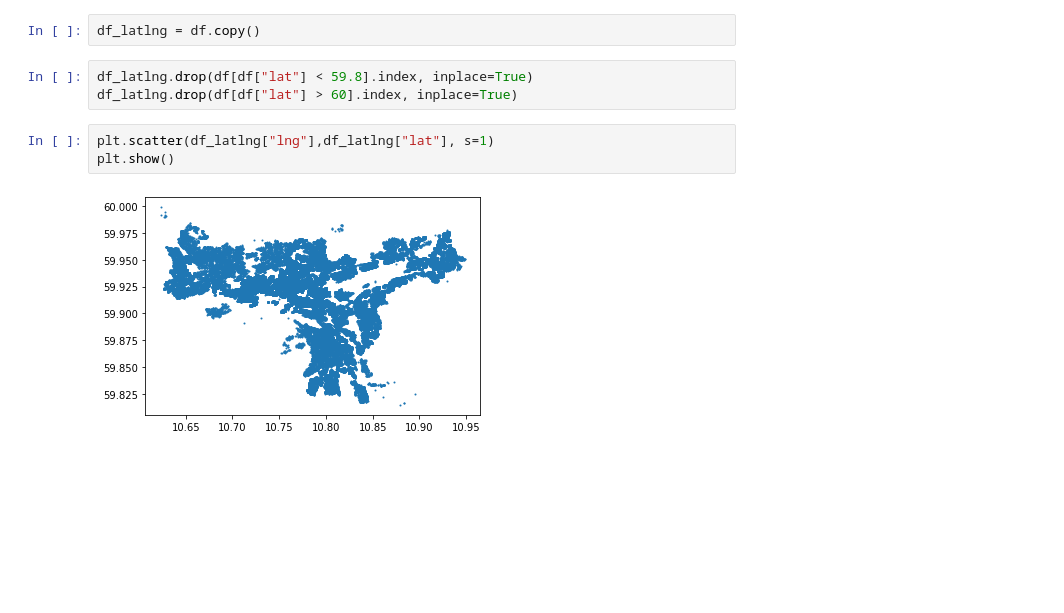
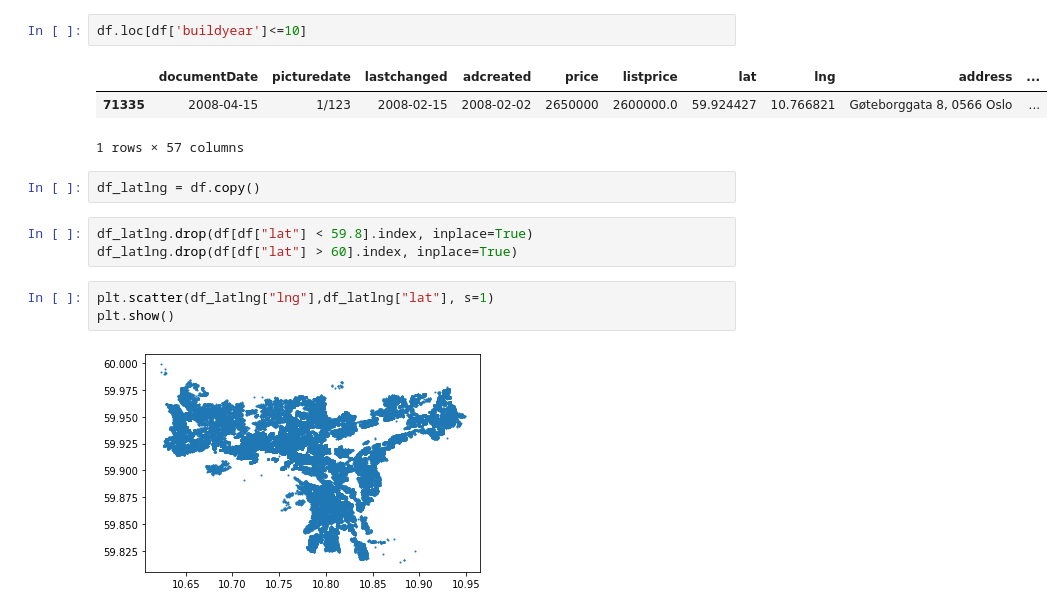
Before and after one commit to smmogen/BOABachelor, a Jupyter notebook: Jupyter/Eiendomsdata.ipynb, the cells around one changed output. Drawn from its saved outputs; the diff is of its cells as text; blank space fills up the shorter version.

```diff
--- a/Jupyter/Eiendomsdata.ipynb
+++ b/Jupyter/Eiendomsdata.ipynb
@@ -64,3 +82,9 @@ Name: lng, dtype: float64
+# %%
+df.loc[df['buildyear']<=10]
+# %% [output]
+|  | documentDate | picturedate | lastchanged | adcreated | price | listprice | lat | lng | address | ... |
+| 71335 | 2008-04-15 | 1/123 | 2008-02-15 | 2008-02-02 | 2650000 | 2600000.0 | 59.924427 | 10.766821 | Gøteborggata 8, 0566 Oslo | ... |
+1 rows × 57 columns
 # %%
 df_latlng = df.copy()
 # %%
```
Also changed, not shown: parts of 8 cells of this notebook, 1 other file.
